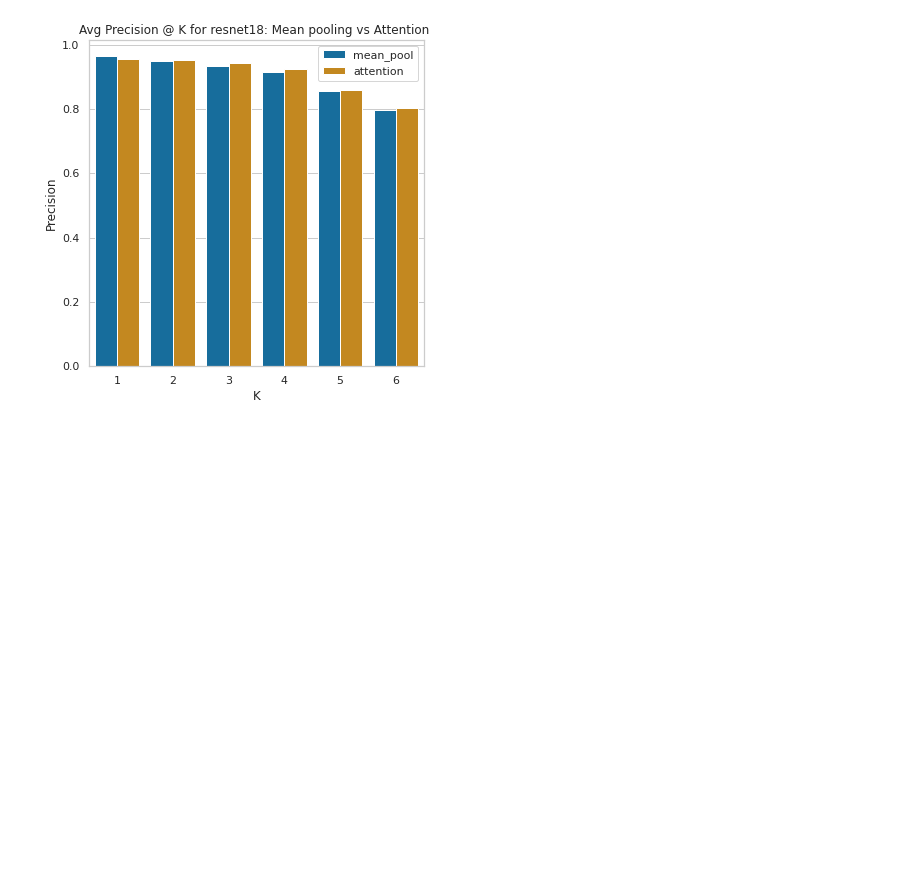
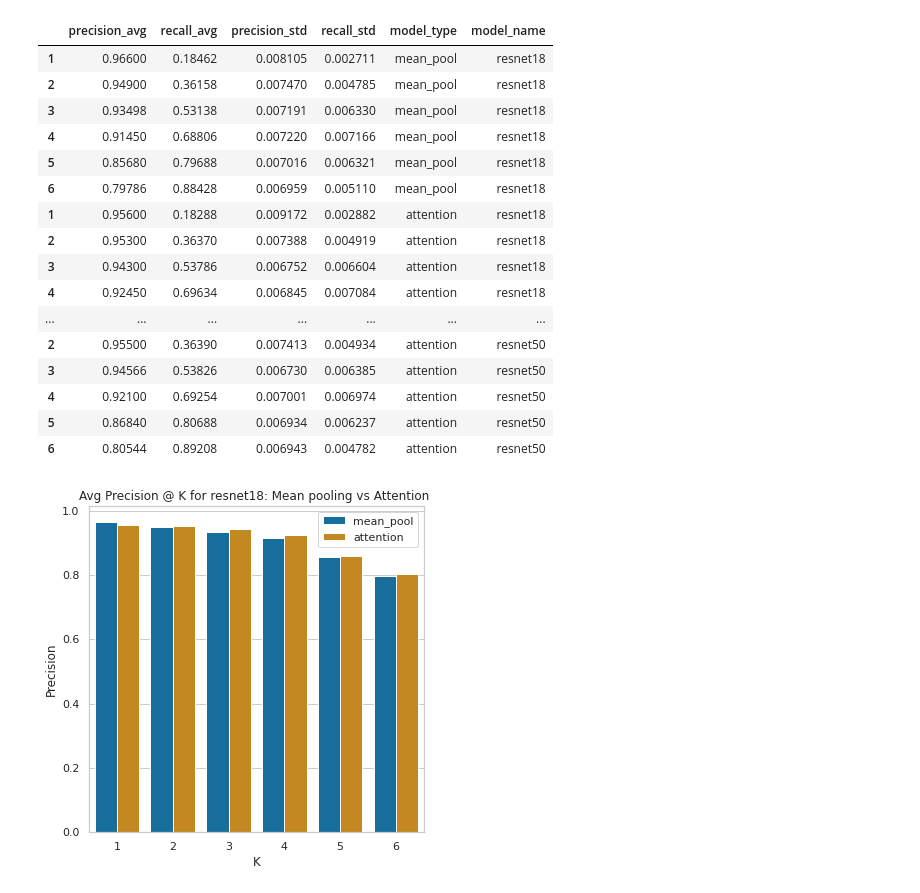
Before and after one commit to MridulaMaddukuri/MIML, a Jupyter notebook: notebooks/results_yelp.ipynb, the cells around one changed output. Saved outputs shown, nothing was run; the diff lists cells and outputs as text; code cells hidden in the pictures; blank space fills up the shorter version.

```diff
--- a/notebooks/results_yelp.ipynb
+++ b/notebooks/results_yelp.ipynb
@@ -149,0 +177,14 @@ exp_result_df['model'] = exp_result_df['model_type']+'_'+exp_result_df['model_na
+# %%
+model_results = []
+
+for mn in ['resnet18', 'resnet34', 'resnet50']:
+    for mt in ['avg', 'attention']:
+        print(mn,mt)
+        model = torch.load(f'/home/mridula/Projects/MIML/temp/intermediate_{mn}_{mt}_pretrained_1.pt')
+        result_df = pd.DataFrame(test_multi_instance_model_plus(model, device, dataloader_test))
+        mt = 'mean_pool' if mt == 'avg' else mt
+        result_df['model_type'] = mt
+        result_df['model_name'] = mn
+        model_results.append(result_df)
+
+exp_result_df2 = pd.concat(model_results)
@@ -149,0 +207,20 @@ exp_result_df['model'] = exp_result_df['model_type']+'_'+exp_result_df['model_na
+# %%
+exp_result_df2
+# %% [output]
+|  | precision_avg | recall_avg | precision_std | recall_std | model_type | model_name |
+| 1 | 0.96600 | 0.18462 | 0.008105 | 0.002711 | mean_pool | resnet18 |
+| 2 | 0.94900 | 0.36158 | 0.007470 | 0.004785 | mean_pool | resnet18 |
+| 3 | 0.93498 | 0.53138 | 0.007191 | 0.006330 | mean_pool | resnet18 |
+| 4 | 0.91450 | 0.68806 | 0.007220 | 0.007166 | mean_pool | resnet18 |
+| 5 | 0.85680 | 0.79688 | 0.007016 | 0.006321 | mean_pool | resnet18 |
+| 6 | 0.79786 | 0.88428 | 0.006959 | 0.005110 | mean_pool | resnet18 |
+| 1 | 0.95600 | 0.18288 | 0.009172 | 0.002882 | attention | resnet18 |
+| 2 | 0.95300 | 0.36370 | 0.007388 | 0.004919 | attention | resnet18 |
+| 3 | 0.94300 | 0.53786 | 0.006752 | 0.006604 | attention | resnet18 |
+| 4 | 0.92450 | 0.69634 | 0.006845 | 0.007084 | attention | resnet18 |
+| ... | ... | ... | ... | ... | ... | ... |
+| 2 | 0.95500 | 0.36390 | 0.007413 | 0.004934 | attention | resnet50 |
+| 3 | 0.94566 | 0.53826 | 0.006730 | 0.006385 | attention | resnet50 |
+| 4 | 0.92100 | 0.69254 | 0.007001 | 0.006974 | attention | resnet50 |
+| 5 | 0.86840 | 0.80688 | 0.006934 | 0.006237 | attention | resnet50 |
+| 6 | 0.80544 | 0.89208 | 0.006943 | 0.004782 | attention | resnet50 |
```
Also changed, not shown: parts of 11 cells of this notebook, 10 other files.
